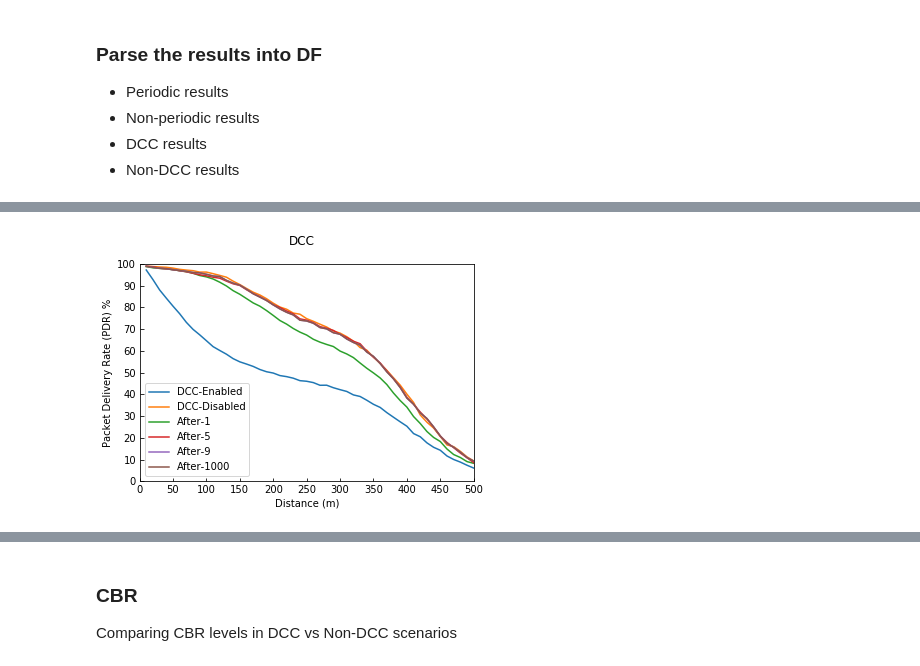
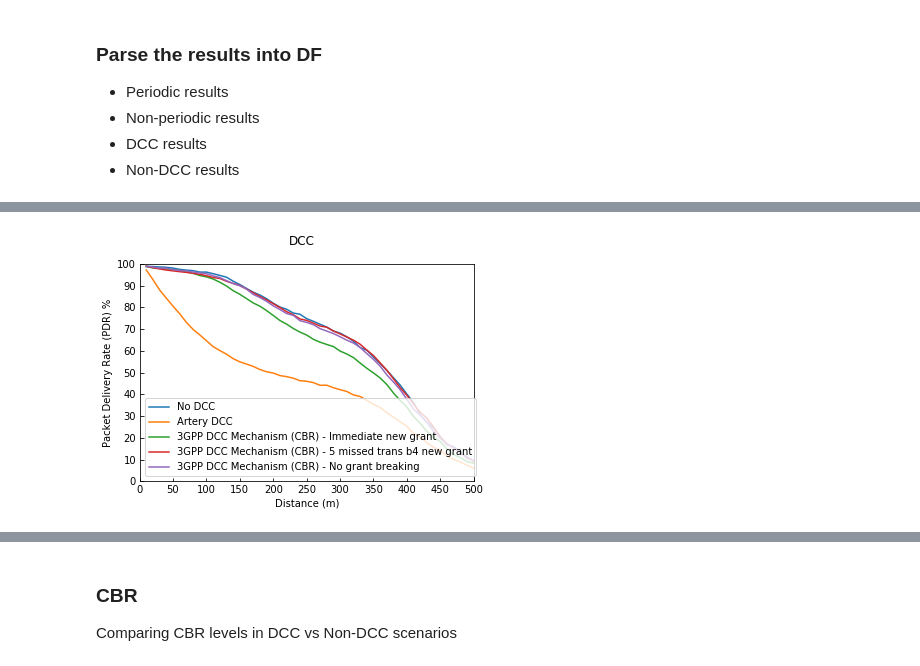
Before and after one commit to brianmc95/results-analysis, a Jupyter notebook: jupyter-notebooks/complex_scenarios.ipynb, the cells around one changed output, grey strips where cells are left out. Drawn from its saved outputs; the diff is of its cells as text; code cells hidden in the pictures.

```diff
--- a/jupyter-notebooks/complex_scenarios.ipynb
+++ b/jupyter-notebooks/complex_scenarios.ipynb
@@ -272,17 +272,19 @@ non_v_periodic = []
 # non_v_periodic.append(pdrs["periodic-300ms"])
 
 dcc = []
+dcc.append(pdrs["DCC-Disabled"])
 dcc.append(pdrs["DCC-Enabled"])
-dcc.append(pdrs["DCC-Disabled"])
 dcc.append(pdrs["After-1"])
 dcc.append(pdrs["After-5"])
-dcc.append(pdrs["After-9"])
+# dcc.append(pdrs["After-9"])
 dcc.append(pdrs["After-1000"])
-# dcc.append(pdrs["base"])
+
+base = []
+# base.append(pdrs["base"])
 # %%
 pdr_dist(non_v_periodic, distances, ["Non-periodic", "Periodic"], "periodicity", show=True, store=True)
-# %%
-pdr_dist(dcc, distances, ["DCC-Enabled", "DCC-Disabled", "After-1", "After-5", "After-9", "After-1000"], "DCC", show=True, store=True)
-# %% [output]
-[figure, removed]
+# %%
+pdr_dist(dcc, distances, ["No DCC", "Artery DCC", "3GPP DCC Mechanism (CBR) - Immediate new grant", "3GPP DCC Mechanism (CBR) - 5 missed trans b4 new grant", "3GPP DCC Mechanism (CBR) - No grant breaking"], "DCC", show=True, store=True)
+# %% [output]
+[figure, added]
 # %%
```
Also changed, not shown: parts of 7 cells of this notebook, 3 other files.
